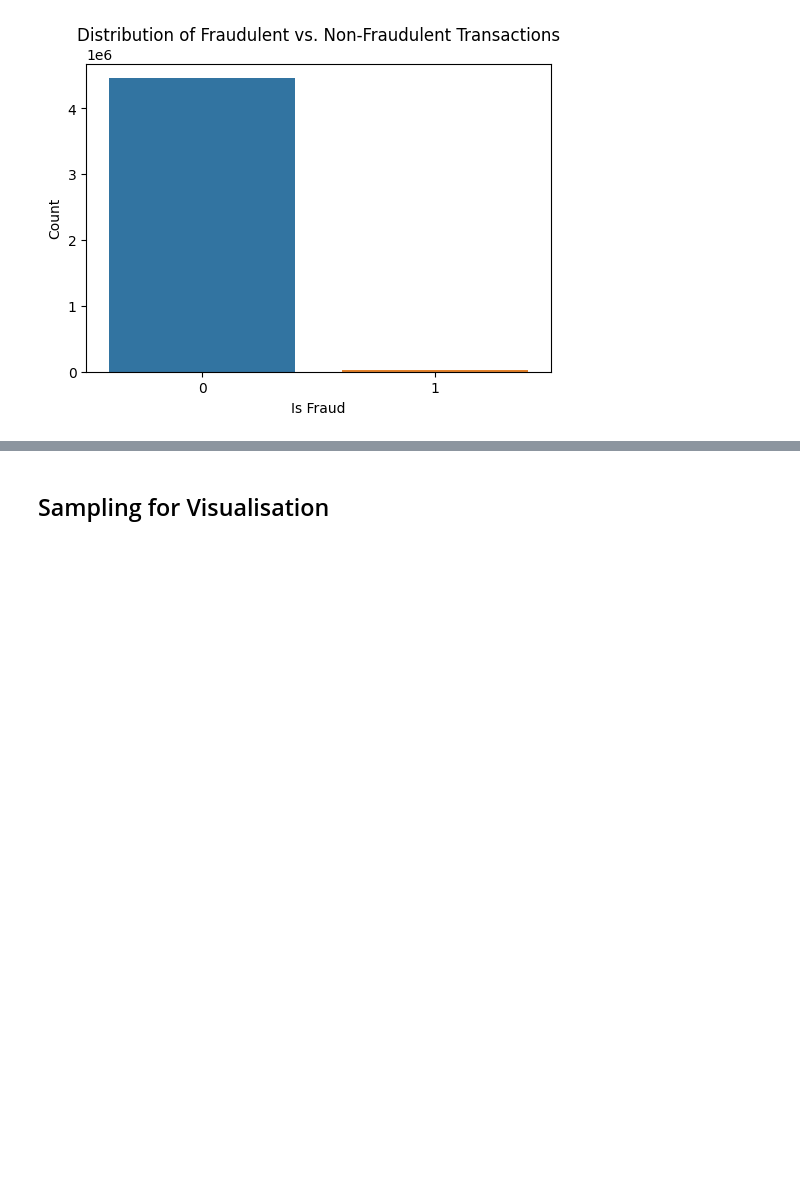
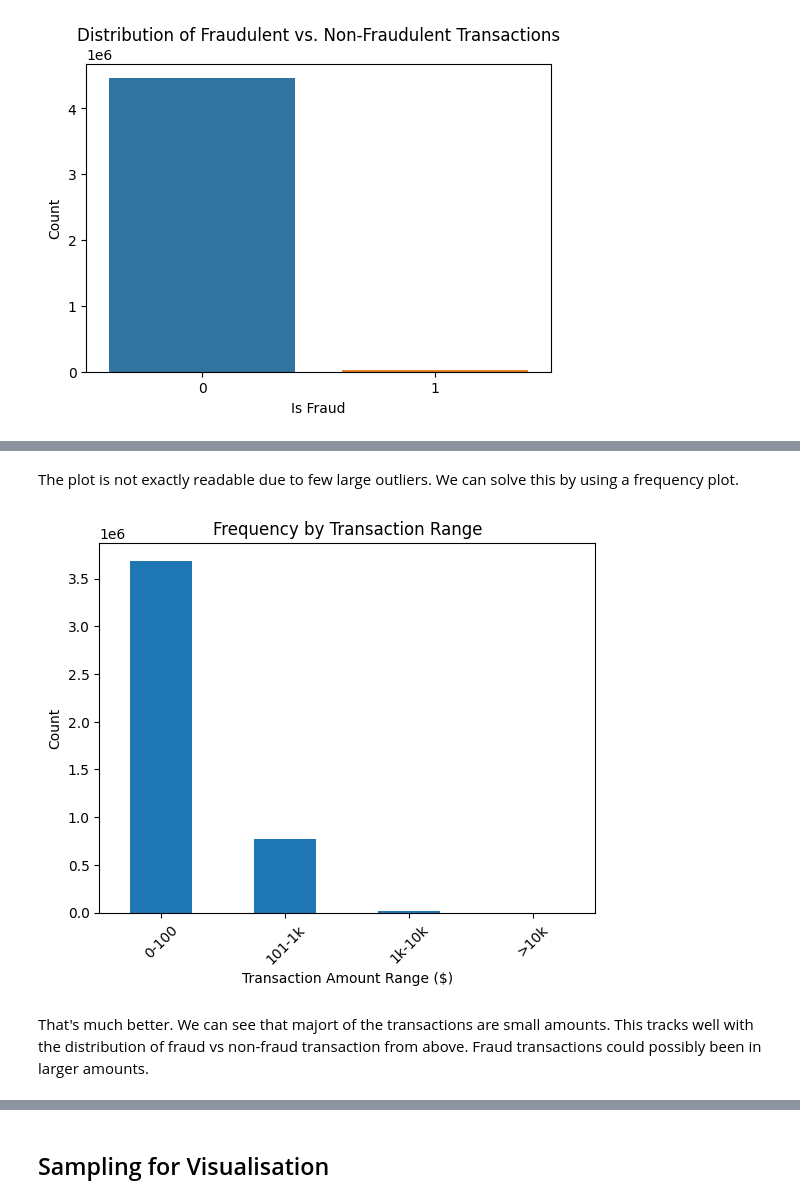
Before and after one commit to eigen-spaced/fraud-detection, a Jupyter notebook: notebooks/xgboost_classification.ipynb, the cells around one changed output, grey strips where cells are left out. Drawn from its saved outputs; the diff is of its cells as text; code cells hidden in the pictures; blank space fills up the shorter version.

```diff
--- a/notebooks/xgboost_classification.ipynb
+++ b/notebooks/xgboost_classification.ipynb
@@ -214,3 +250,25 @@ plt.show()
+# %% [markdown]
+The plot is not exactly readable due to few large outliers. We can solve this by using a frequency plot.
+# %%
+bins = [0, 100, 1000, 10000, modified_df['amt'].max() + 1]
+
+# Define labels for the bins
+labels = ['0-100', '101-1k', '1k-10k', '>10k']
+
+# Use pd.cut to assign each amount to a bin
+binned_data = pd.cut(modified_df['amt'], bins=bins, labels=labels, right=False)
+
+# Plot the counts of each bin
+binned_data.value_counts(sort=False).plot(kind='bar')
+plt.title('Frequency by Transaction Range')
+plt.xlabel('Transaction Amount Range ($)')
+plt.ylabel('Count')
+plt.xticks(rotation=45)
+plt.show()
+# %% [output]
+[figure, added]
+# %% [markdown]
+That's much better. We can see that majort of the transactions are small amounts. This tracks well with  the distribution of fraud vs non-fraud transaction from above. Fraud transactions could possibly been in larger amounts.
 # %% [markdown]
 ## Sort data and standardise dates
 
```
Also changed, not shown: parts of 40 cells of this notebook.
